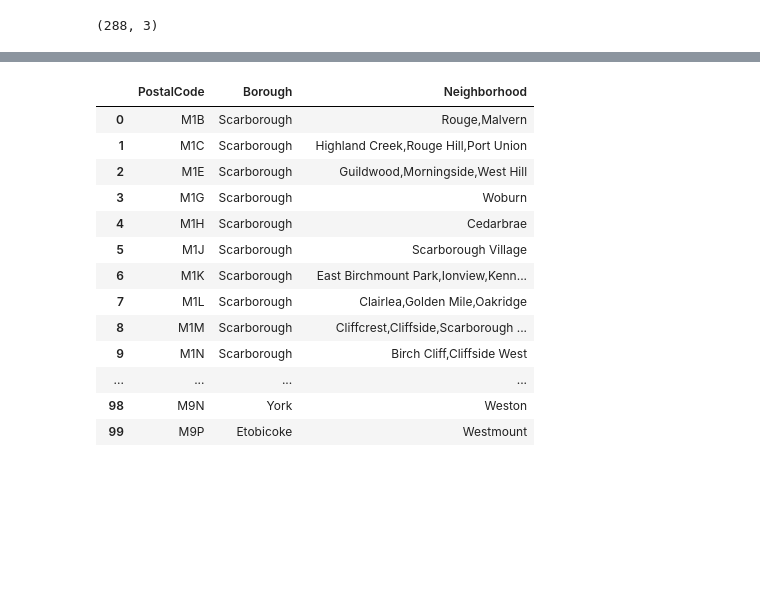
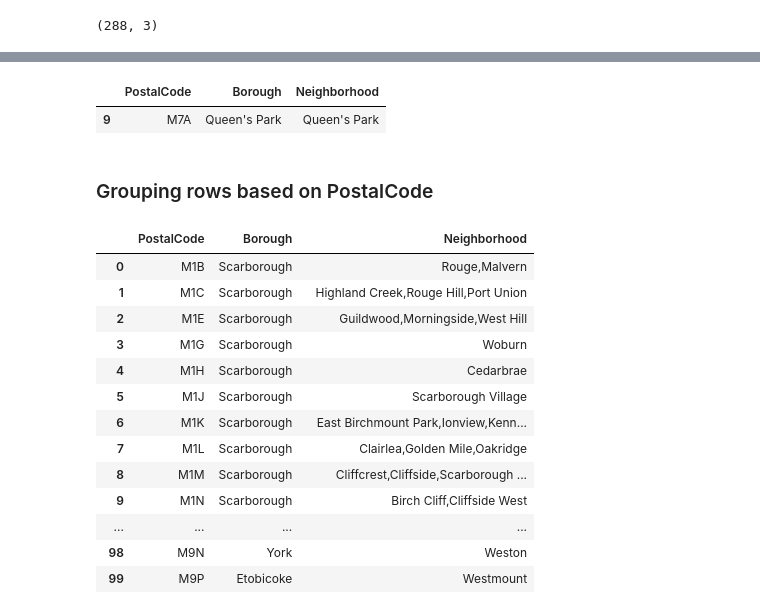
Before and after one commit to KumaarJai/IBM_Capstone, a Jupyter notebook: DataScienceCapstone.ipynb, the cells around one changed output, grey strips where cells are left out. Saved outputs shown, nothing was run; the diff lists cells and outputs as text; code cells hidden in the pictures; blank space fills up the shorter version.

```diff
--- a/DataScienceCapstone.ipynb
+++ b/DataScienceCapstone.ipynb
@@ -55,2 +56,9 @@ def fixBorough(row):
+# %%
+neighDF[neighDF['Borough'] =="Queen's Park"].head()
+# %% [output]
+|  | PostalCode | Borough | Neighborhood |
+| 9 | M7A | Queen's Park | Queen's Park |
+# %% [markdown]
+### Grouping rows based on PostalCode
 # %%
 #print(neighDF.shape, neighborhoods.shape)
```
Also changed, not shown: parts of 19 cells of this notebook.
